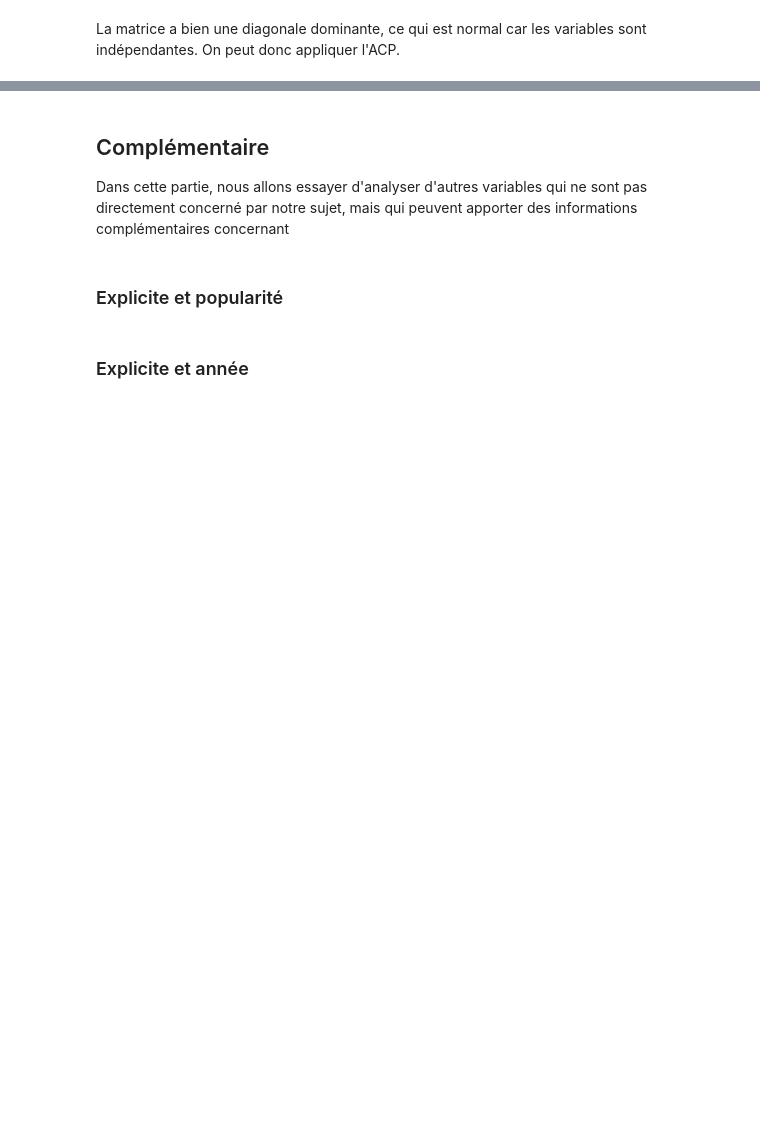
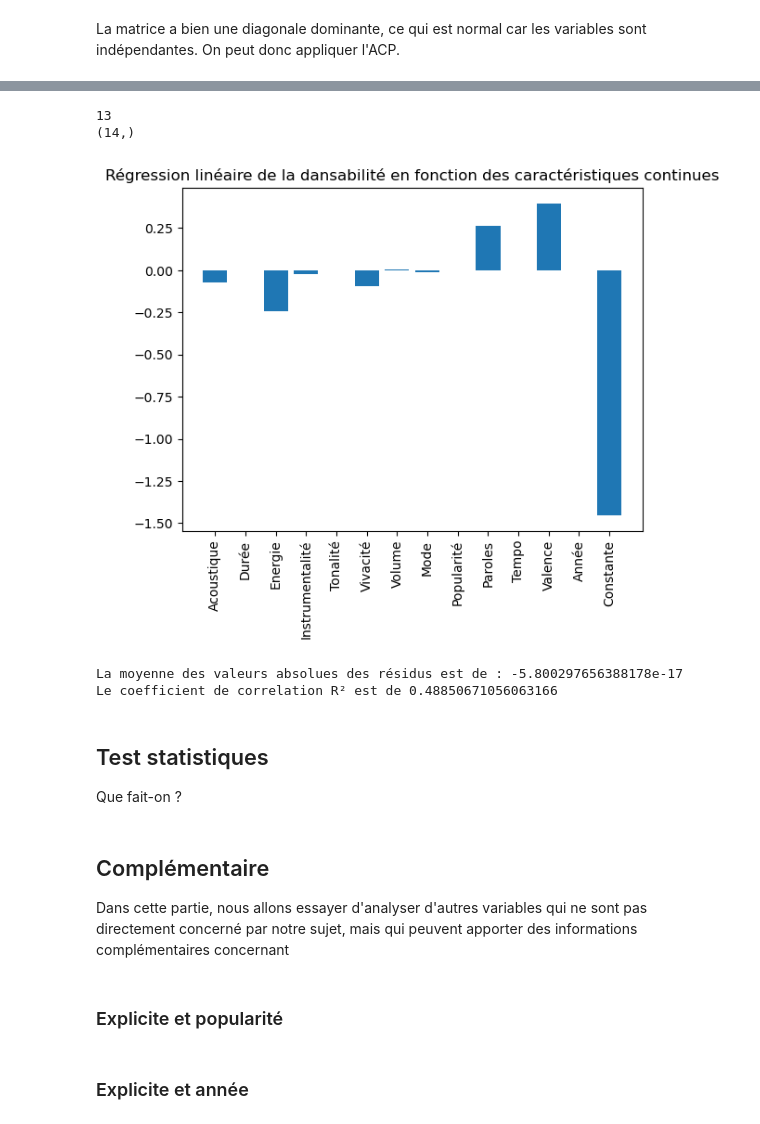
Before and after one commit to AlixANNERAUD/Music_danceability_prediction, a Jupyter notebook: Projet.ipynb, the cells around one changed output, grey strips where cells are left out. Cells and saved outputs as stored; diff of their text form; code cells hidden in the pictures; blank space fills up the shorter version.

```diff
--- a/Projet.ipynb
+++ b/Projet.ipynb
@@ -224,0 +225,9 @@ La matrice a bien une diagonale dominante, ce qui est normal car les variables s
+# %%
+n, p = Quantitatives_Variables.shape
+
+print(Quantitatives_Variables.shape)
+
+Linear_Regressions = np.concatenate((Quantitatives_Variables, np.ones((n, 1))), axis=1)
+
+print(Linear_Regressions)
+print(Linear_Regressions.shape)
@@ -224,0 +250,32 @@ La matrice a bien une diagonale dominante, ce qui est normal car les variables s
+# %%
+Alpha = np.linalg.solve(Linear_Regressions.T @ Linear_Regressions, Linear_Regressions.T @ Danceability)
+print(p)
+print(Alpha.shape)
+
+plt.bar(np.arange(p + 1), Alpha)
+
+
+plt.title("Régression linéaire de la dansabilité en fonction des caractéristiques continues")
+plt.xticks(np.arange(p + 1), ["Acoustique", "Durée", "Energie", "Instrumentalité", "Tonalité", "Vivacité", "Volume", "Mode", "Popularité", "Paroles", "Tempo", "Valence", "Année", "Constante"], rotation='vertical')
+plt.savefig("./Images/Régression linéaire de la dansabilité en fonction des caractéristiques continues.svg")
+plt.show()
+# %% [output]
+13
+(14,)
+[figure, added]
+# %%
+Z = Linear_Regressions @ Alpha
+
+Errors = abs(Z - Danceability)
+print(f"La moyenne des valeurs absolues des résidus est de : {np.mean(Errors)}")
+
+Correlation_Coefficient = np.corrcoef(Z, Danceability)[0, 1]
+
+print(f"Le coefficient de correlation R² est de {Correlation_Coefficient**2}")
+# %% [output]
+La moyenne des valeurs absolues des résidus est de : -5.800297656388178e-17
+Le coefficient de correlation R² est de 0.48850671056063166
+# %% [markdown]
+## Test statistiques
+
+Que fait-on ?
```
Also changed, not shown: parts of 13 cells of this notebook, 6 other files.
